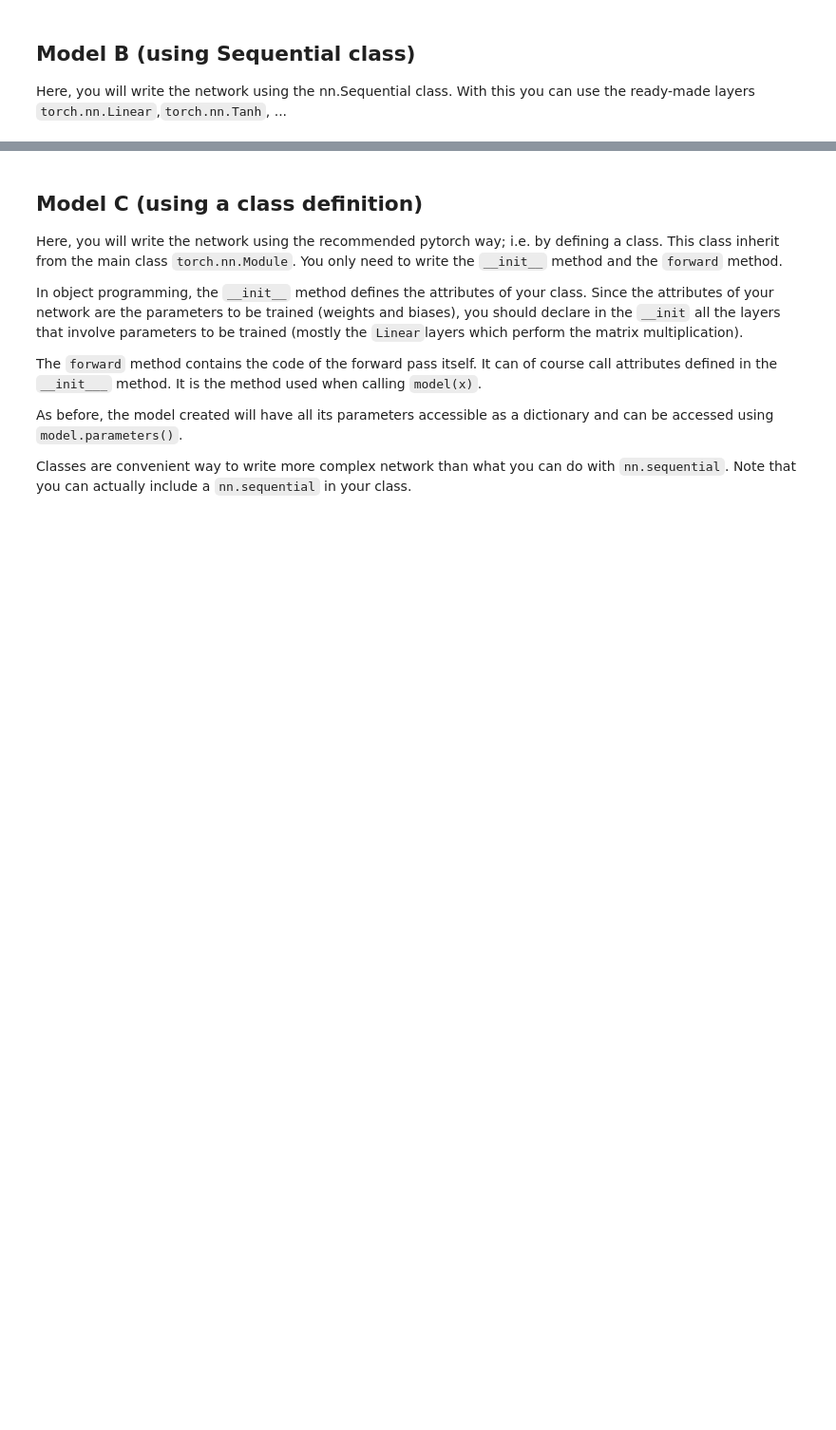
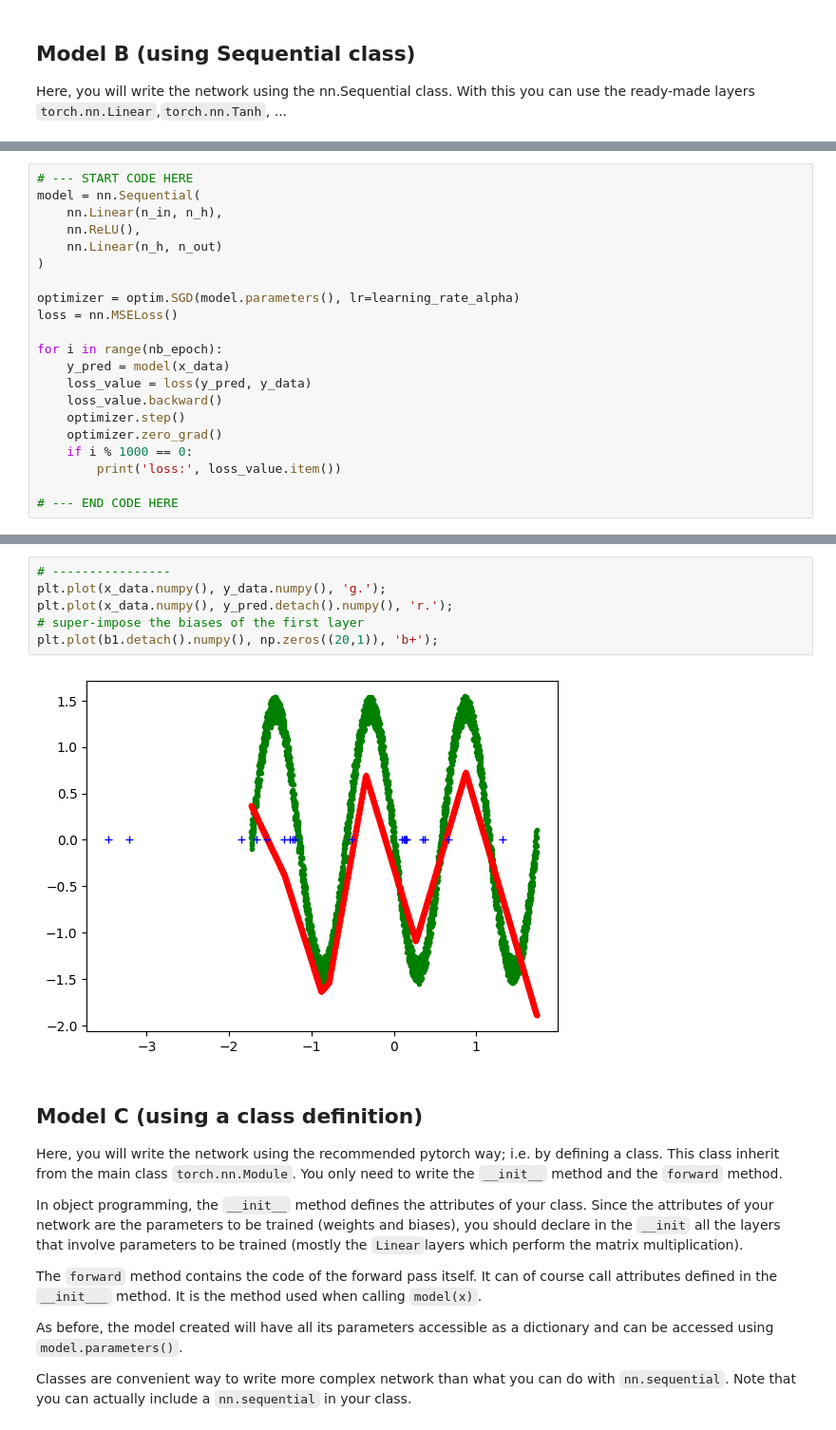
Before and after one commit to MaximeGirard/SD-TSIA203, a Jupyter notebook: Lab_DL__MLP_REG__pytorch_model123__sinus__2023_05_10__student.ipynb, the cells around one changed output, grey strips where cells are left out. Shown: that part at 95% size. Cells and saved outputs as stored; diff of their text form; blank space fills up the shorter version.

```diff
--- a/Lab_DL__MLP_REG__pytorch_model123__sinus__2023_05_10__student.ipynb
+++ b/Lab_DL__MLP_REG__pytorch_model123__sinus__2023_05_10__student.ipynb
@@ -226,0 +255,21 @@ With this you can use the ready-made layers ``torch.nn.Linear``,``torch.nn.Tanh`
+# %%
+# --- START CODE HERE
+model = nn.Sequential(
+    nn.Linear(n_in, n_h),
+    nn.ReLU(),
+    nn.Linear(n_h, n_out)
+)
+
+optimizer = optim.SGD(model.parameters(), lr=learning_rate_alpha)
+loss = nn.MSELoss()
+
+for i in range(nb_epoch):
+    y_pred = model(x_data)
+    loss_value = loss(y_pred, y_data)
+    loss_value.backward()
+    optimizer.step()
+    optimizer.zero_grad()
+    if i % 1000 == 0:
+        print('loss:', loss_value.item())
+
+# --- END CODE HERE
@@ -227,3 +297,11 @@ With this you can use the ready-made layers ``torch.nn.Linear``,``torch.nn.Tanh`
+# %%
+# ----------------
+plt.plot(x_data.numpy(), y_data.numpy(), 'g.');
+plt.plot(x_data.numpy(), y_pred.detach().numpy(), 'r.');
+# super-impose the biases of the first layer
+plt.plot(b1.detach().numpy(), np.zeros((20,1)), 'b+');
+# %% [output]
+[figure, added]
 # %% [markdown]
 ## Model C (using a class definition)
 
```
Also changed, not shown: parts of 14 cells of this notebook, 2 other files.
